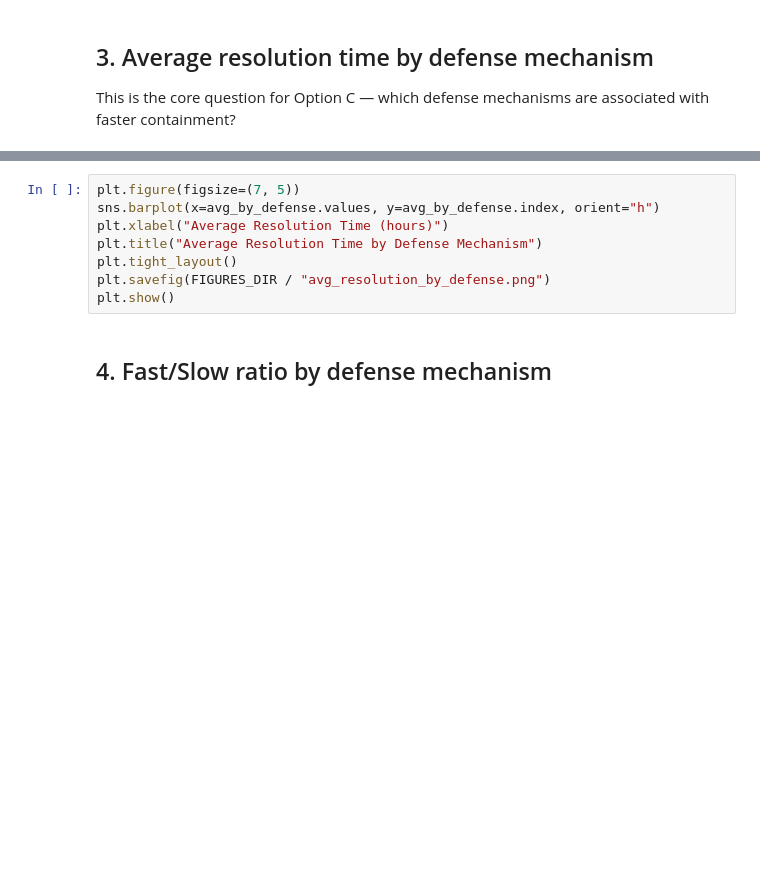
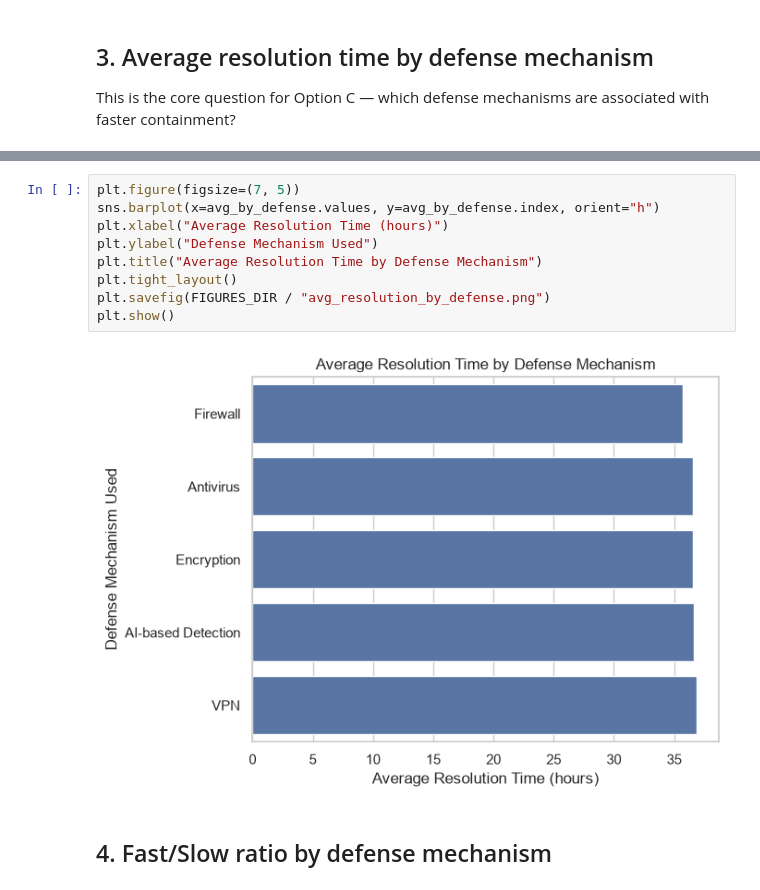
Before and after one commit to ShinyJ3/CyberCrimePM, a Jupyter notebook: notebooks/01_eda.ipynb, the cells around one changed output, grey strips where cells are left out. Cells and saved outputs as stored; diff of their text form; blank space fills up the shorter version.

```diff
--- a/notebooks/01_eda.ipynb
+++ b/notebooks/01_eda.ipynb
@@ -63,11 +117,14 @@ avg_by_defense
 # %%
 plt.figure(figsize=(7, 5))
 sns.barplot(x=avg_by_defense.values, y=avg_by_defense.index, orient="h")
 plt.xlabel("Average Resolution Time (hours)")
+plt.ylabel("Defense Mechanism Used")
 plt.title("Average Resolution Time by Defense Mechanism")
 plt.tight_layout()
 plt.savefig(FIGURES_DIR / "avg_resolution_by_defense.png")
 plt.show()
+# %% [output]
+[figure, added]
 # %% [markdown]
 ## 4. Fast/Slow ratio by defense mechanism
 # %%
```
Also changed, not shown: parts of 9 cells of this notebook.
